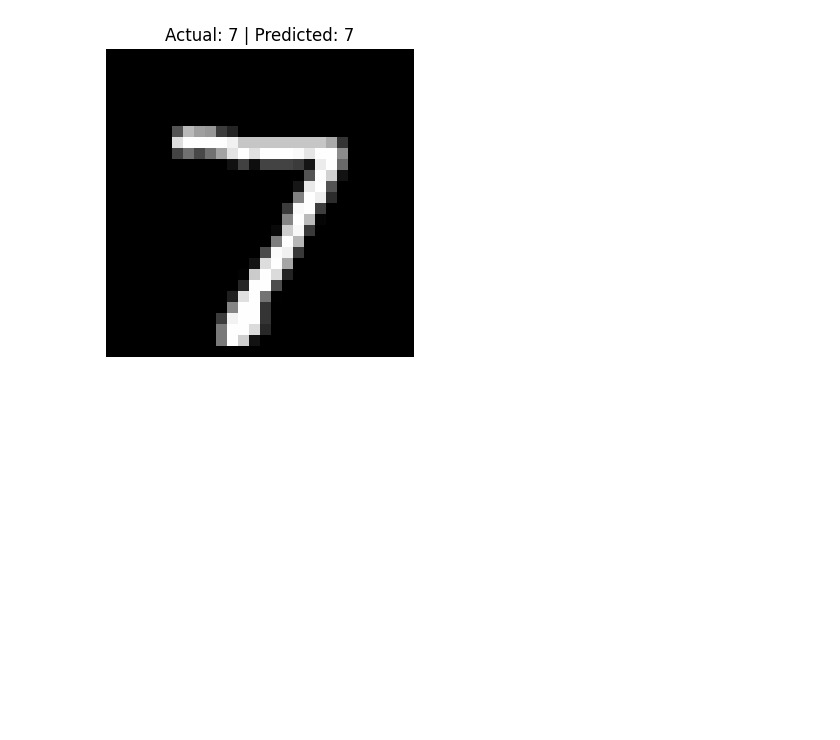
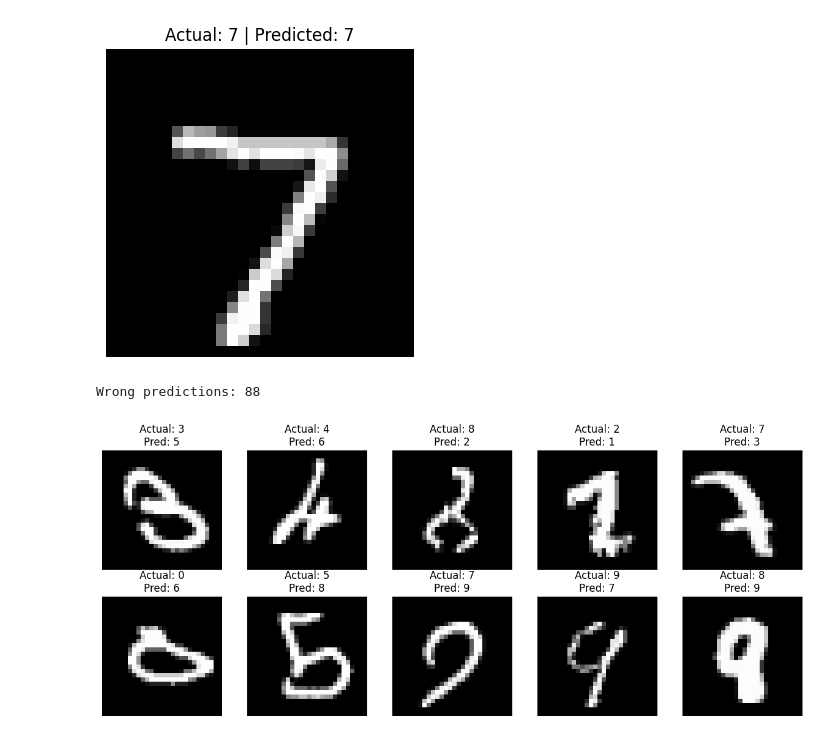
Before and after one commit to shriom17/MiniDigit-AI, a Jupyter notebook: MiniDigit-AI.ipynb, the cells around one changed output. Drawn from its saved outputs; the diff is of its cells as text; code cells hidden in the pictures; blank space fills up the shorter version.

Commit message:
Analyze model prediction errors

```diff
--- a/MiniDigit-AI.ipynb
+++ b/MiniDigit-AI.ipynb
@@ -309,3 +309,60 @@ plt.axis("off")
 plt.show()
 # %% [output]
 [figure]
+# %%
+model.eval()
+
+wrong_images = []
+wrong_labels = []
+wrong_predictions = []
+
+with torch.no_grad():
+
+    for images_batch, labels_batch in test_loader:
+
+        images_batch = images_batch.to(device)
+        labels_batch = labels_batch.to(device)
+
+        outputs = model(images_batch)
+        predictions = outputs.argmax(dim=1)
+
+        wrong_mask = predictions != labels_batch
+
+        wrong_images.extend(
+            images_batch[wrong_mask].cpu()
+        )
+
+        wrong_labels.extend(
+            labels_batch[wrong_mask].cpu()
+        )
+
+        wrong_predictions.extend(
+            predictions[wrong_mask].cpu()
+        )
+
+print("Wrong predictions:", len(wrong_images))
+# %% [output]
+Wrong predictions: 88
+# %%
+plt.figure(figsize=(12, 5))
+
+for i in range(min(10, len(wrong_images))):
+
+    plt.subplot(2, 5, i + 1)
+
+    plt.imshow(
+        wrong_images[i].squeeze(),
+        cmap="gray"
+    )
+
+    plt.title(
+        f"Actual: {wrong_labels[i].item()}\n"
+        f"Pred: {wrong_predictions[i].item()}"
+    )
+
+    plt.axis("off")
+
+plt.tight_layout()
+plt.show()
+# %% [output]
+[figure, added]
```
Also changed, not shown: parts of 7 cells of this notebook.
